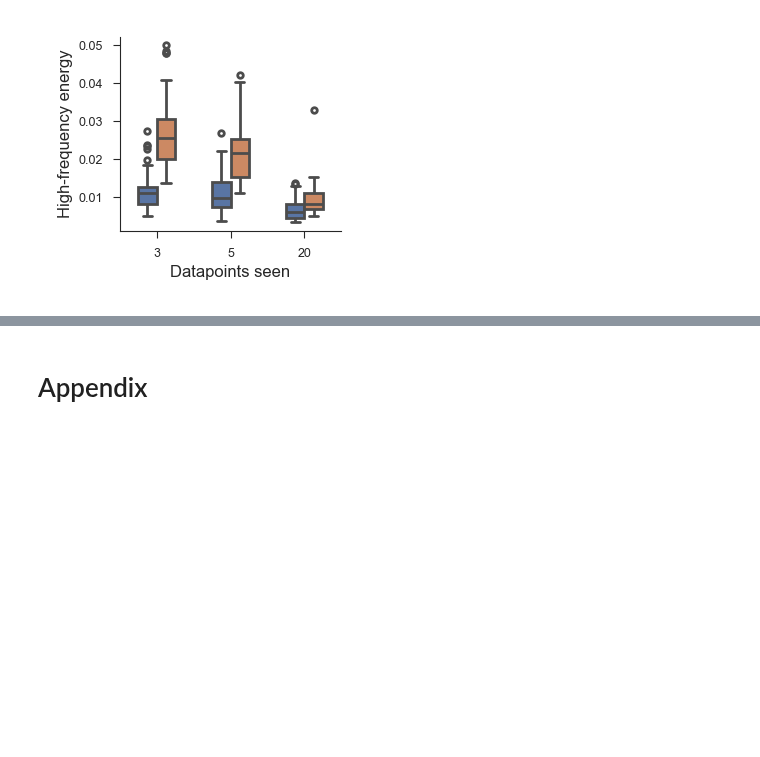
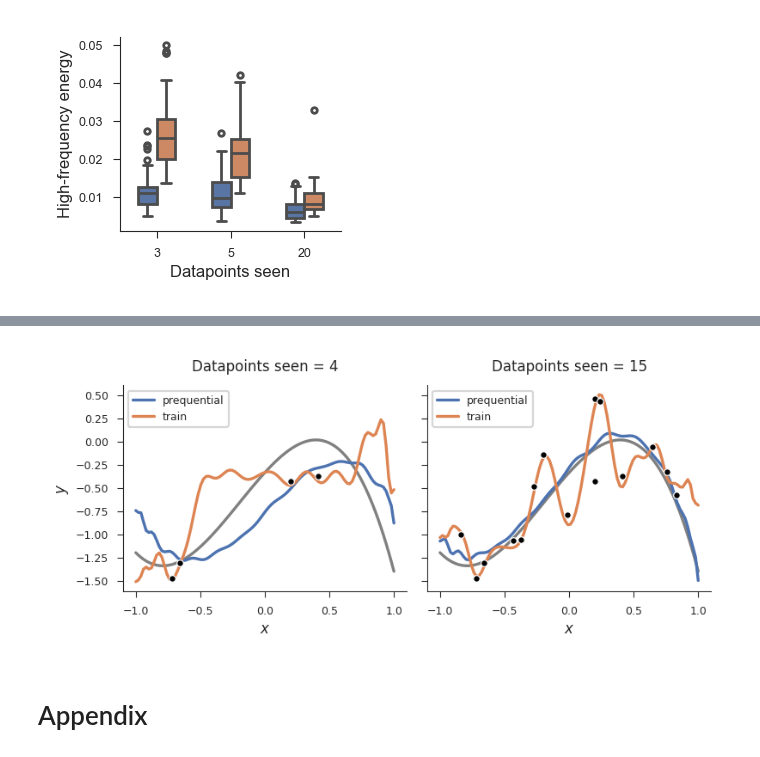
Before and after one commit to 3rdCore/PrequentialCode, a Jupyter notebook: papers/preprint/notebook.ipynb, the cells around one changed output, grey strips where cells are left out. Saved outputs shown, nothing was run; the diff lists cells and outputs as text; code cells hidden in the pictures; blank space fills up the shorter version.

```diff
--- a/papers/preprint/notebook.ipynb
+++ b/papers/preprint/notebook.ipynb
@@ -1057,3 +1256,64 @@ plt.show()
+# %%
+#plot data for polynom regression
+task_id = 2  # task id 6 also works well
+
+context_lengths = [4,15]
+fig, axs = plt.subplots(
+    1,
+    len(context_lengths),
+    figsize=(3.9, 1.7),
+    sharex=True,
+    sharey=True,
+)
+
+
+data_context, data_true, data_model = (
+    data_tchebytchev_context[data_tchebytchev_context["task_id"] == task_id],
+    data_tchebytchev_true[data_tchebytchev_true["task_id"] == task_id],
+    data_tchebytchev_model[data_tchebytchev_model["task_id"] == task_id],
+)
+data_context, data_true = (
+    data_context[data_context["meta_objective"] == "prequential"],
+    data_true[data_true["meta_objective"] == "prequential"],
+)
+for i, context_length in enumerate(context_lengths):
+    data_model_i = data_model[data_model["n_context"] == context_length]
+    data_context_i = data_context[data_context["n_context"] <= context_length]
+    sns.lineplot(
+        data=data_true,
+        x="x",
+        y="y",
+        ax=axs[i],
+        color="grey",
+        zorder=1,
+    )
+    sns.lineplot(
+        data=data_model_i,
+        x="x",
+        y="y",
+        hue="meta_objective",
+        hue_order=["prequential", "train"],
+        palette=[default_method_hue["prequential"], default_method_hue["train"]],
+        ax=axs[i],
+        zorder=2,
+    )
+    sns.scatterplot(
+        data=data_context_i,
+        x="x",
+        y="y",
+        ax=axs[i],
+        color="black",
+        marker=".",
+        zorder=3,
+        s=30,
+    )
+
+    axs[i].set(xlabel="$x$", ylabel="$y$", title=f"Datapoints seen = {context_length}")
+    #axs[i].legend().remove()
+
+plt.show()
+# %% [output]
+[figure, added]
 # %% [markdown]
 # Appendix
 # %% [markdown]
```
Also changed, not shown: parts of 4 cells of this notebook.
